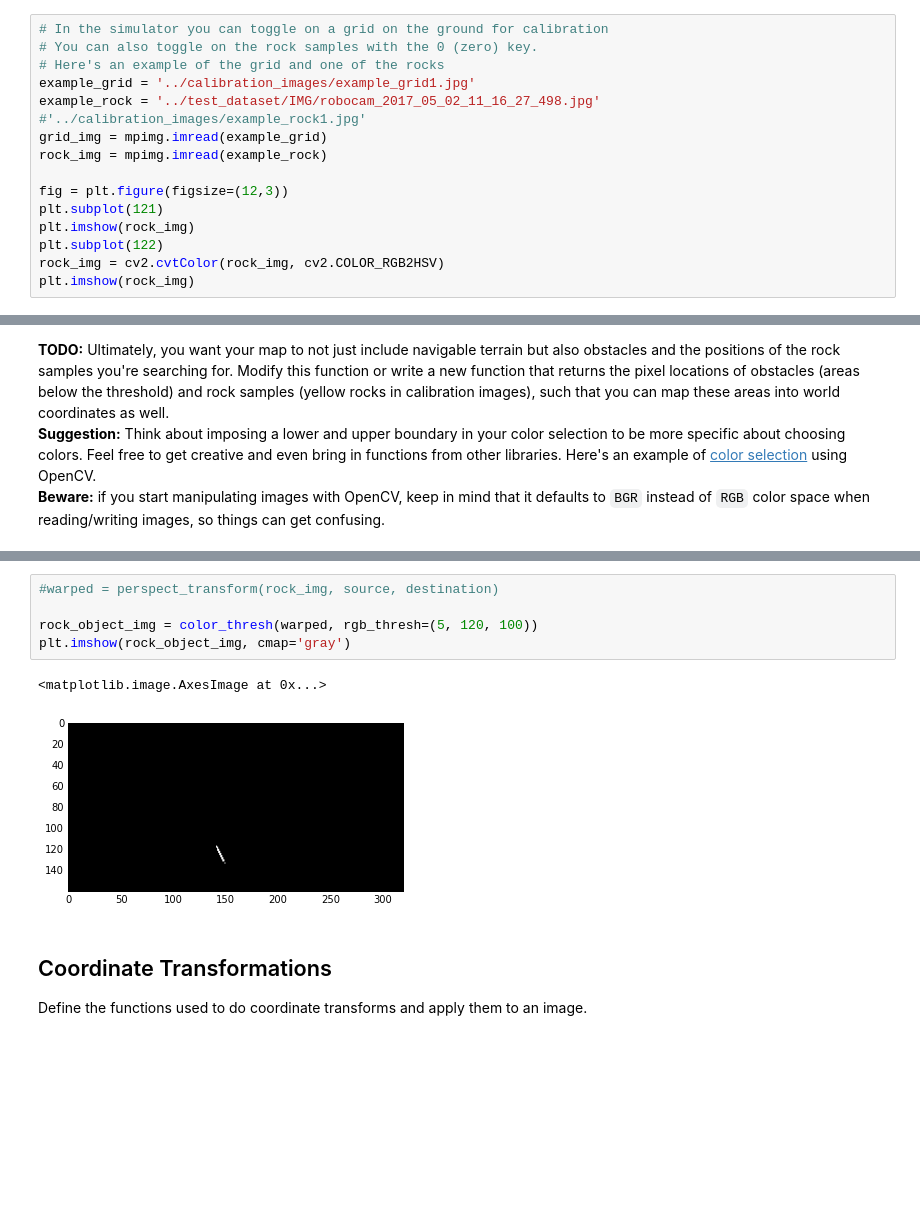
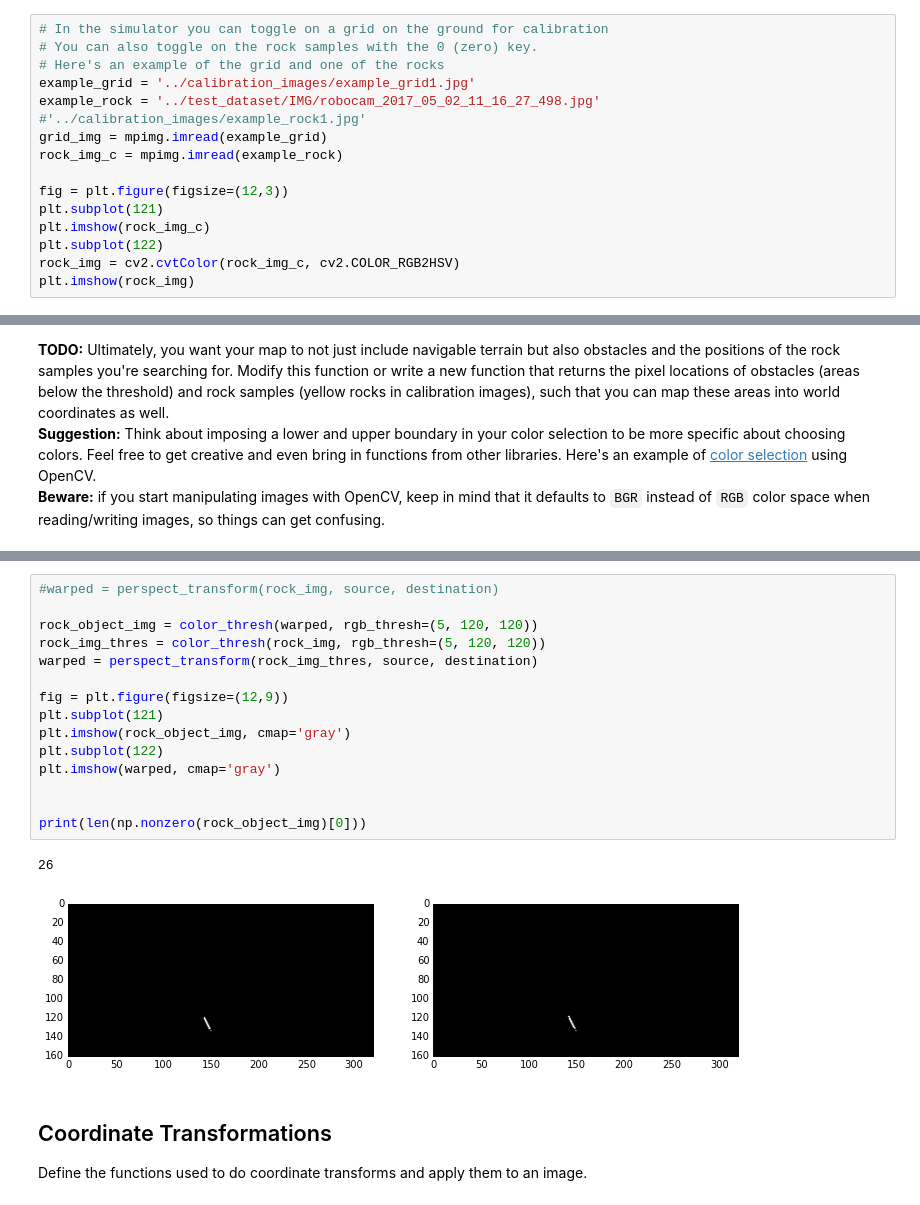
Before and after one commit to Heych88/udacity-RoboND-Rover-Project, a Jupyter notebook: code/Rover_Project_Test_Notebook.ipynb, the cells around one changed output, grey strips where cells are left out. Saved outputs shown, nothing was run; the diff lists cells and outputs as text; blank space fills up the shorter version.

```diff
--- a/code/Rover_Project_Test_Notebook.ipynb
+++ b/code/Rover_Project_Test_Notebook.ipynb
@@ -52,14 +52,14 @@ Read in and display example grid and rock sample calibration images.  You'll use
 example_grid = '../calibration_images/example_grid1.jpg'
 example_rock = '../test_dataset/IMG/robocam_2017_05_02_11_16_27_498.jpg' #'../calibration_images/example_rock1.jpg'
 grid_img = mpimg.imread(example_grid)
-rock_img = mpimg.imread(example_rock)
+rock_img_c = mpimg.imread(example_rock)
 
 fig = plt.figure(figsize=(12,3))
 plt.subplot(121)
+plt.imshow(rock_img_c)
+plt.subplot(122)
+rock_img = cv2.cvtColor(rock_img_c, cv2.COLOR_RGB2HSV)
 plt.imshow(rock_img)
-plt.subplot(122)
-rock_img = cv2.cvtColor(rock_img, cv2.COLOR_RGB2HSV)
-plt.imshow(rock_img)
 # %% [output]
 <matplotlib.image.AxesImage at 0x...>
 [figure]
@@ -152,11 +151,21 @@ plt.imshow(threshed, cmap='gray')
 # %%
 #warped = perspect_transform(rock_img, source, destination)
 
-rock_object_img = color_thresh(warped, rgb_thresh=(5, 120, 100))
+rock_object_img = color_thresh(warped, rgb_thresh=(5, 120, 120))
+rock_img_thres = color_thresh(rock_img, rgb_thresh=(5, 120, 120))
+warped = perspect_transform(rock_img_thres, source, destination)
+
+fig = plt.figure(figsize=(12,9))
+plt.subplot(121)
 plt.imshow(rock_object_img, cmap='gray')
+plt.subplot(122)
+plt.imshow(warped, cmap='gray')
+
+
+print(len(np.nonzero(rock_object_img)[0]))
 # %% [output]
-<matplotlib.image.AxesImage at 0x...>
+26
-[figure, old version]
+[figure, new version]
 # %% [markdown]
 ## Coordinate Transformations
 Define the functions used to do coordinate transforms and apply them to an image.
```
Also changed, not shown: parts of 3 cells of this notebook, 3 other files.
